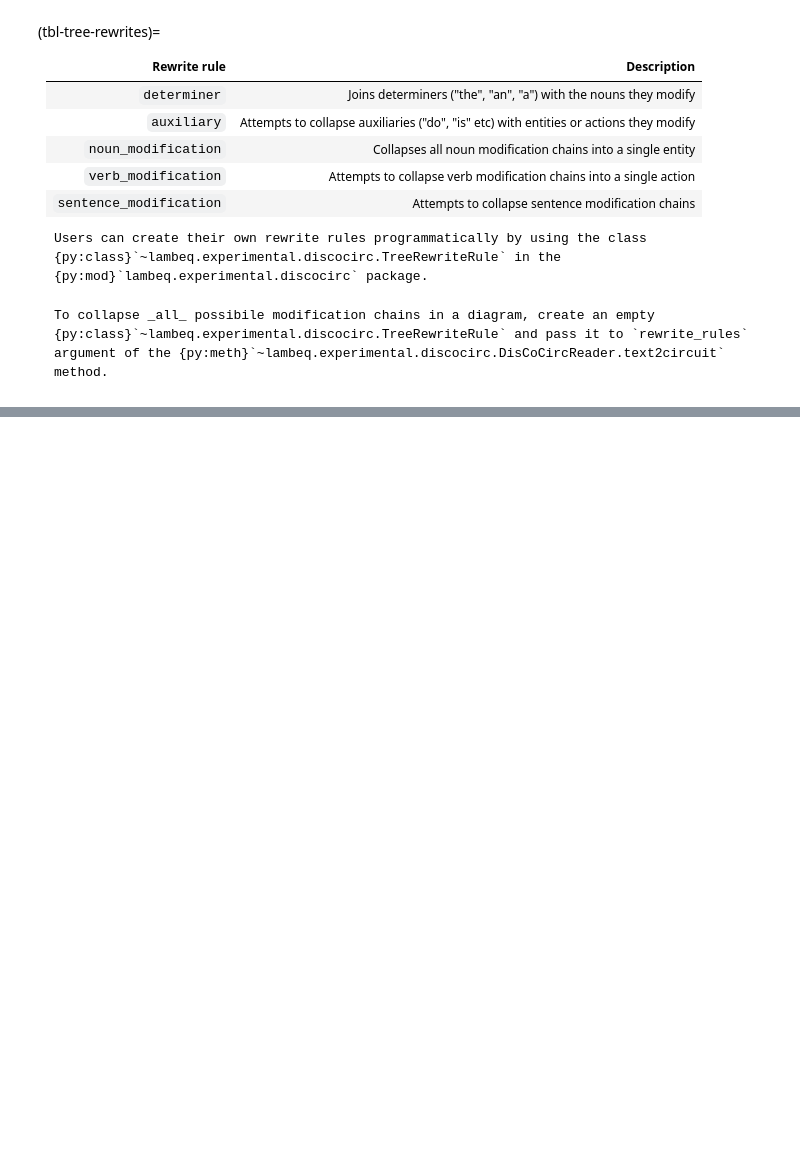
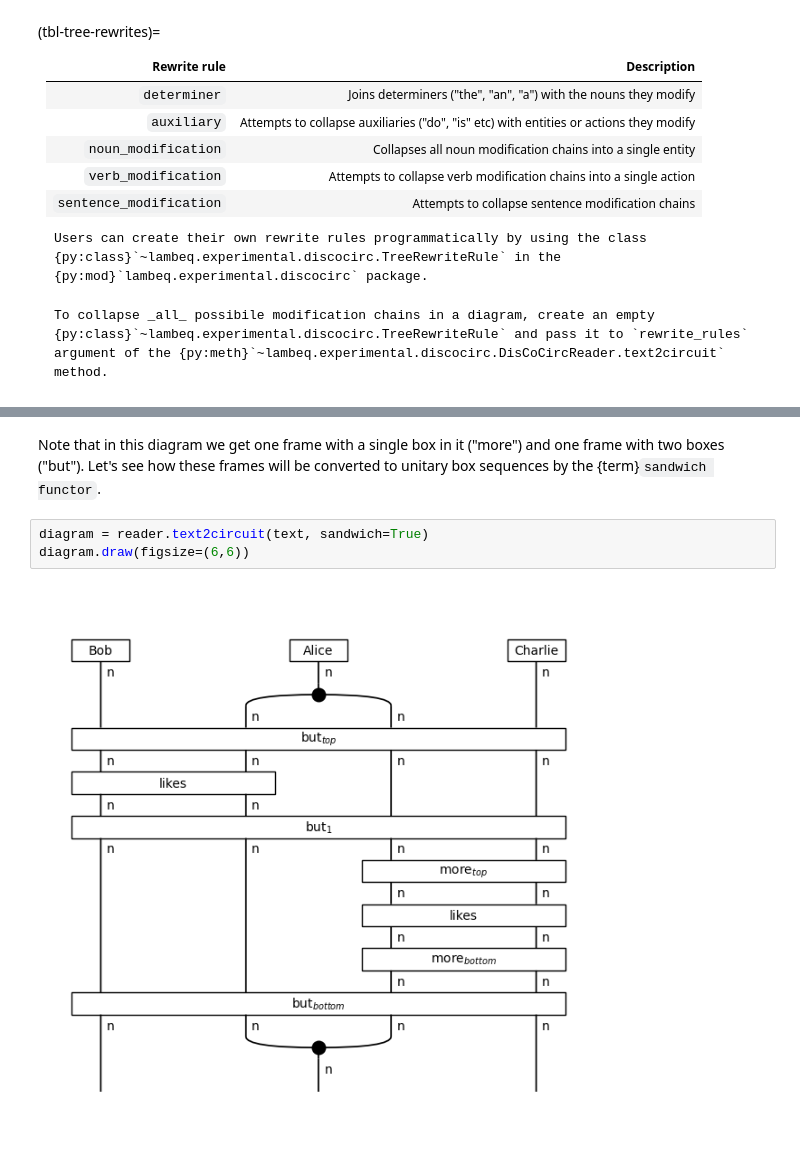
Before and after one commit to CQCL/lambeq-docs, a Jupyter notebook: docs/tutorials/discocirc-basics.ipynb, the cells around one changed output, grey strips where cells are left out. Saved outputs shown, nothing was run; the diff lists cells and outputs as text; blank space fills up the shorter version.

```diff
--- a/docs/tutorials/discocirc-basics.ipynb
+++ b/docs/tutorials/discocirc-basics.ipynb
@@ -130,0 +133,7 @@ In a {term}`DisCoCirc` diagram, {term}`frames <frame>` can be seen as "quantum s
+# %% [markdown]
+Note that in this diagram we get one frame with a single box in it ("more") and one frame with two boxes ("but"). Let's see how these frames will be converted to unitary box sequences by the {term}`sandwich functor`.
+# %%
+diagram = reader.text2circuit(text, sandwich=True)
+diagram.draw(figsize=(6,6))
+# %% [output]
+[figure, added]
```
Also changed, not shown: parts of 12 cells of this notebook.
